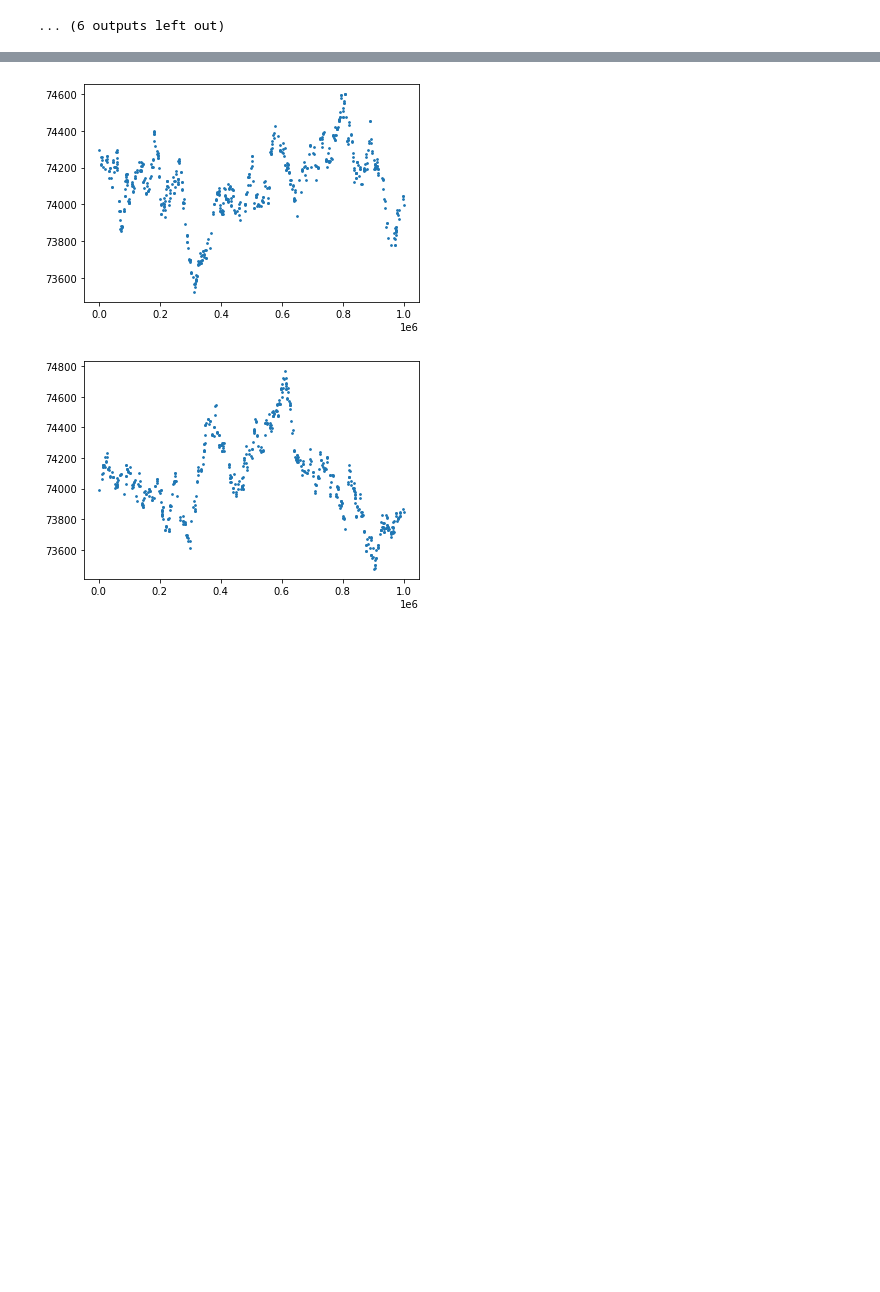
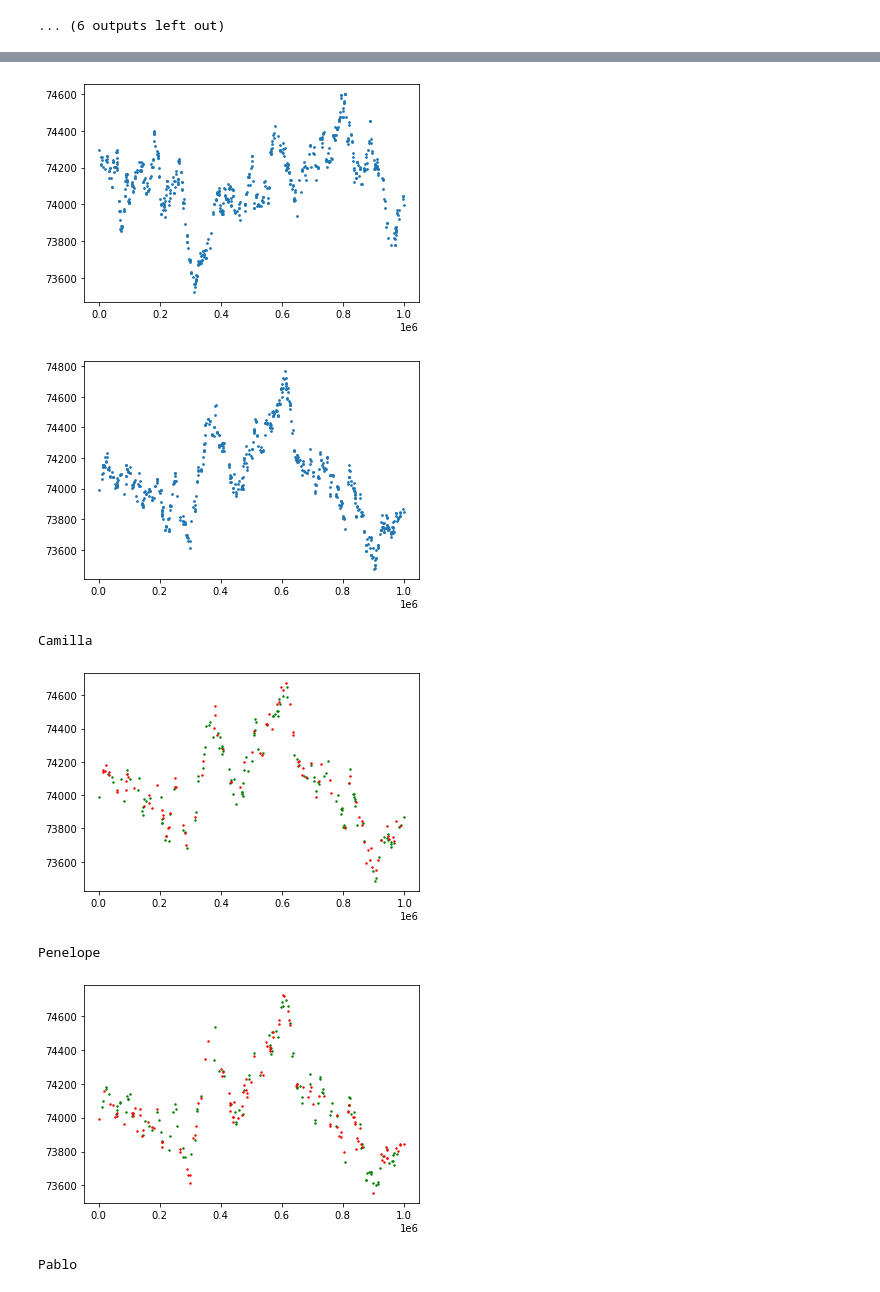
Before and after one commit to kzqiu/imc-2023, a Jupyter notebook: round5/analysis/Monkey Analysis.ipynb, the cells around one changed output, grey strips where cells are left out. Saved outputs shown, nothing was run; the diff lists cells and outputs as text; code cells hidden in the pictures; blank space fills up the shorter version.

Commit message:
added picnic basket analysis

```diff
--- a/round5/analysis/Monkey Analysis.ipynb
+++ b/round5/analysis/Monkey Analysis.ipynb
@@ -371,18 +385,31 @@ Olivia
 # %%
 picnic_basket_d1 = r4_d1.loc[(r4_d1['symbol'] == 'PICNIC_BASKET')]
 picnic_basket_d2 = r4_d2.loc[(r4_d2['symbol'] == 'PICNIC_BASKET')]
 picnic_basket_d3 = r4_d3.loc[(r4_d3['symbol'] == 'PICNIC_BASKET')]
 
 print(picnic_basket_d3['buyer'].unique())
 
 plt.scatter(picnic_basket_d1.timestamp, picnic_basket_d1.price, s=3)
 plt.show()
 plt.scatter(picnic_basket_d2.timestamp, picnic_basket_d2.price, s=3)
 plt.show()
 plt.scatter(picnic_basket_d3.timestamp, picnic_basket_d3.price, s=3)
 plt.show()
+
+for monkey in picnic_basket_d3['buyer'].unique():
+    picnic_basket_d3_monkey_buy = picnic_basket_d3.loc[(picnic_basket_d3['buyer'] == monkey)]
+    picnic_basket_d3_monkey_sell = picnic_basket_d3.loc[(picnic_basket_d3['seller'] == monkey)]
+    print(monkey)
+    plt.scatter(picnic_basket_d3_monkey_buy.timestamp, picnic_basket_d3_monkey_buy.price, s=2, c='green')
+    plt.scatter(picnic_basket_d3_monkey_sell.timestamp, picnic_basket_d3_monkey_sell.price, s=2, c='red')
+    plt.show()
 # %% [output]
 ['Camilla' 'Penelope' 'Pablo' 'Caesar']
 [figure]
 [figure]
 [figure]
+Camilla
+[figure, added]
+Penelope
+[figure, added]
+Pablo
```
Also changed, not shown: parts of 2 cells of this notebook.
